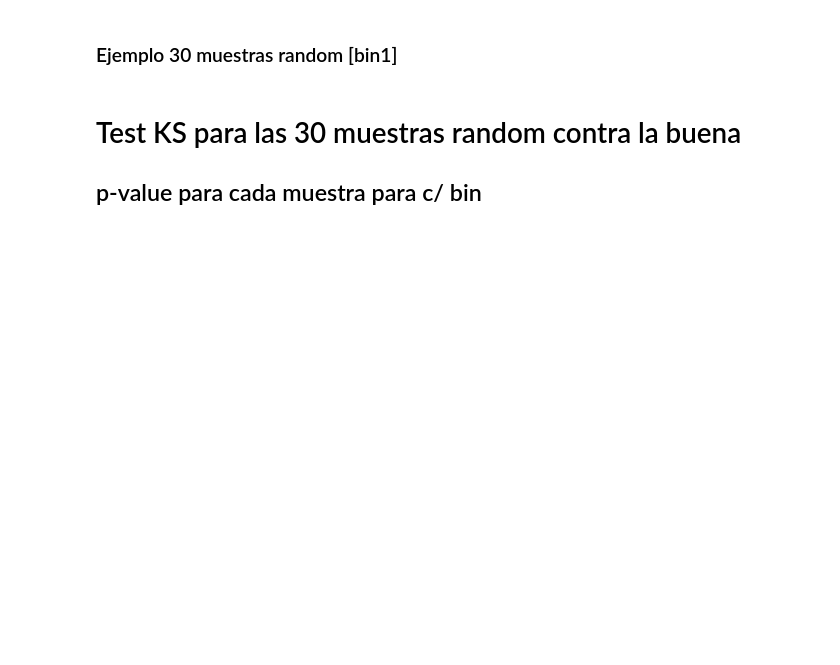
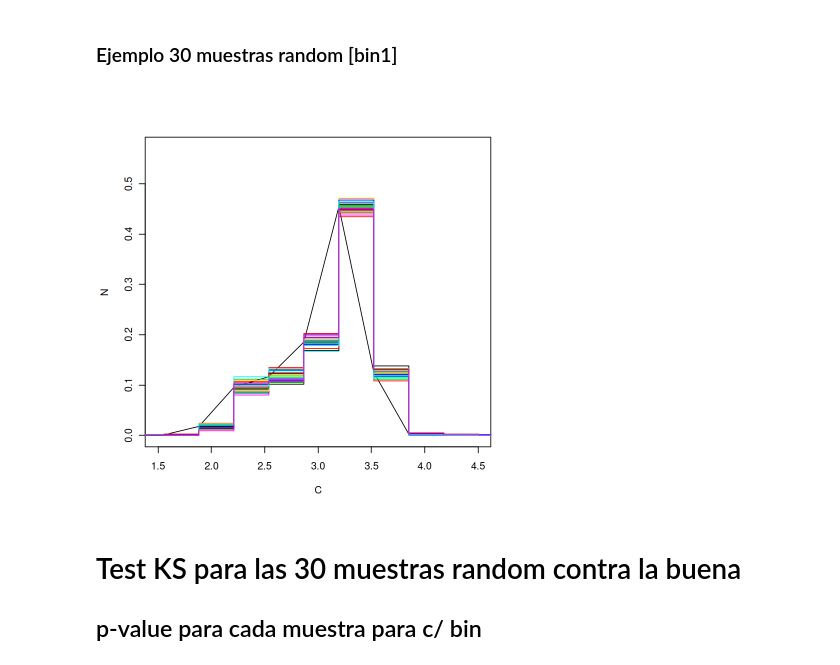
Before and after one commit to antotaverna/cg_environments, a Jupyter notebook: plots/rpetro.ipynb, the cells around one changed output. Saved outputs shown, nothing was run; the diff lists cells and outputs as text; code cells hidden in the pictures; blank space fills up the shorter version.

```diff
--- a/plots/rpetro.ipynb
+++ b/plots/rpetro.ipynb
@@ -306,8 +332,11 @@ range(in8$rabs)
 # %% [markdown]
 ### Defino mis 30 seeds
 # %%
-seed = c(46, 56, 170, 27, 80, 90, 99, 101, 2, 3, 17, 19, 32, 30, 27, 301, 406, 408,
-         64, 65, 26, 88, 5, 23, 103, 46, 22, 74, 11, 63)
+#seed = c(46, 56, 170, 27, 80, 90, 99, 101, 2, 3, 17, 19, 32, 30, 27, 301, 406, 408,
+#         64, 65, 26, 88, 5, 23, 103, 46, 22, 74, 11, 63)
+
+seed <- sample(-50:50, 30, replace=F)
+seed
 
 length(seed)
 # %% [output]
@@ -457,20 +500,23 @@ range(C_ran8)
 # %% [markdown]
 ### Ejemplo 30 muestras random [bin1]
 # %%
-limx=c(min(C),max(C))
+#limx=c(min(C),max(C))
+limx=c(1.5,4.5)
 br <- seq(min(C), max(C), length = 30)
 
 #C buenos
 hc1 = hist(c1,plot=F,breaks=br)
 sample_buena = hc1$counts/length(c1)
-plot(hc1$mids,sample_buena,type='l',xlim=limx,ylim=c(0,0.27),xlab='C',ylab='N')
+plot(hc1$mids,sample_buena,type='l',xlim=limx,ylim=c(0,0.57),xlab='C',ylab='N')
 
 #hc1$mids y hr1$mids son los mismos
 for (i in 1:length(seed)){
     hr1 = hist(C_ran1[,i],plot=F,breaks=br)
     sample_i = hr1$counts/length(C_ran1[,i])
     points(hr1$mids,sample_i,type='s',xlim=limx,col=i)
 }
+# %% [output]
+[figure, added]
 # %% [markdown]
 # Test KS para las 30 muestras random contra la buena
 
```
Also changed, not shown: parts of 39 cells of this notebook, 1 other file.
